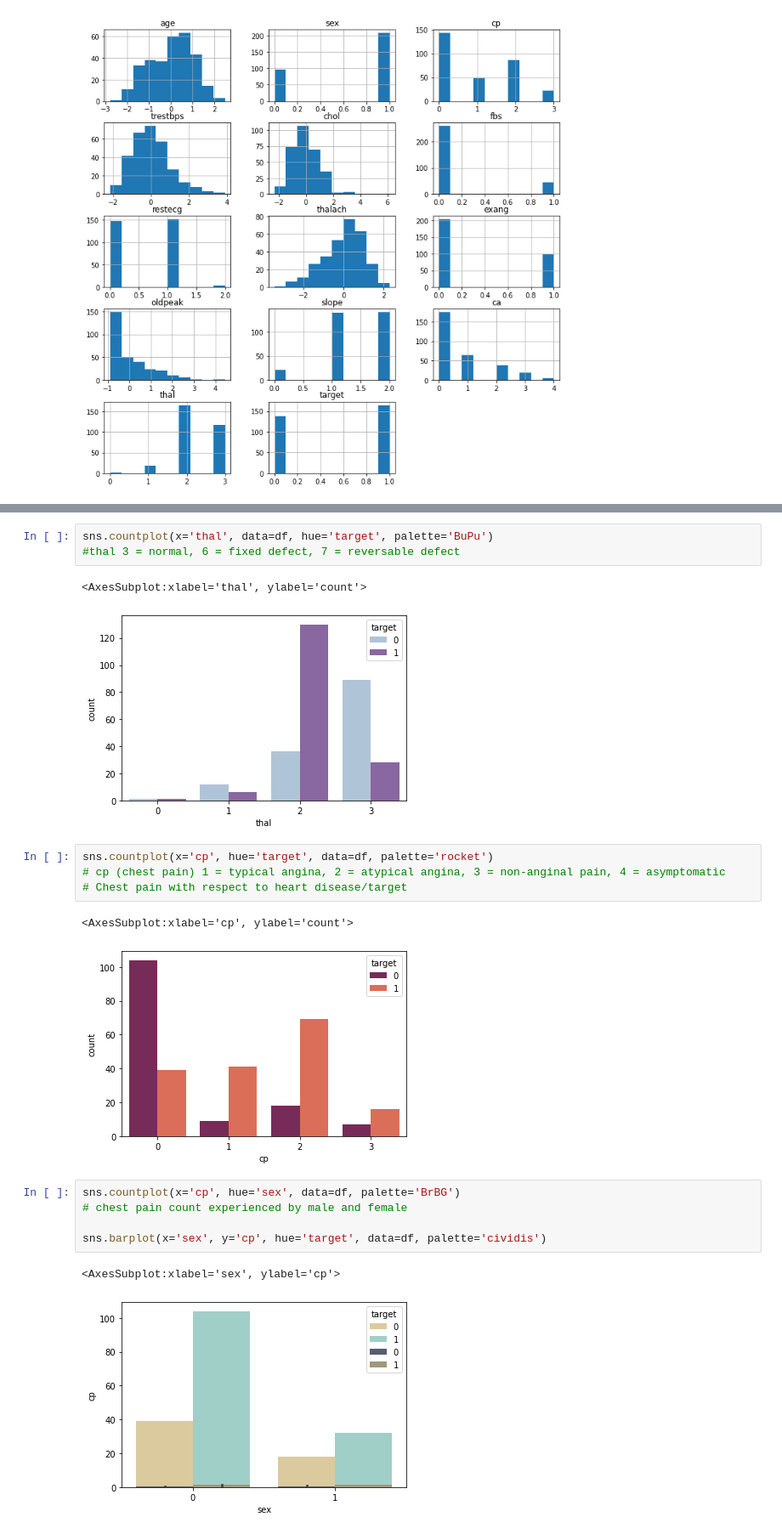
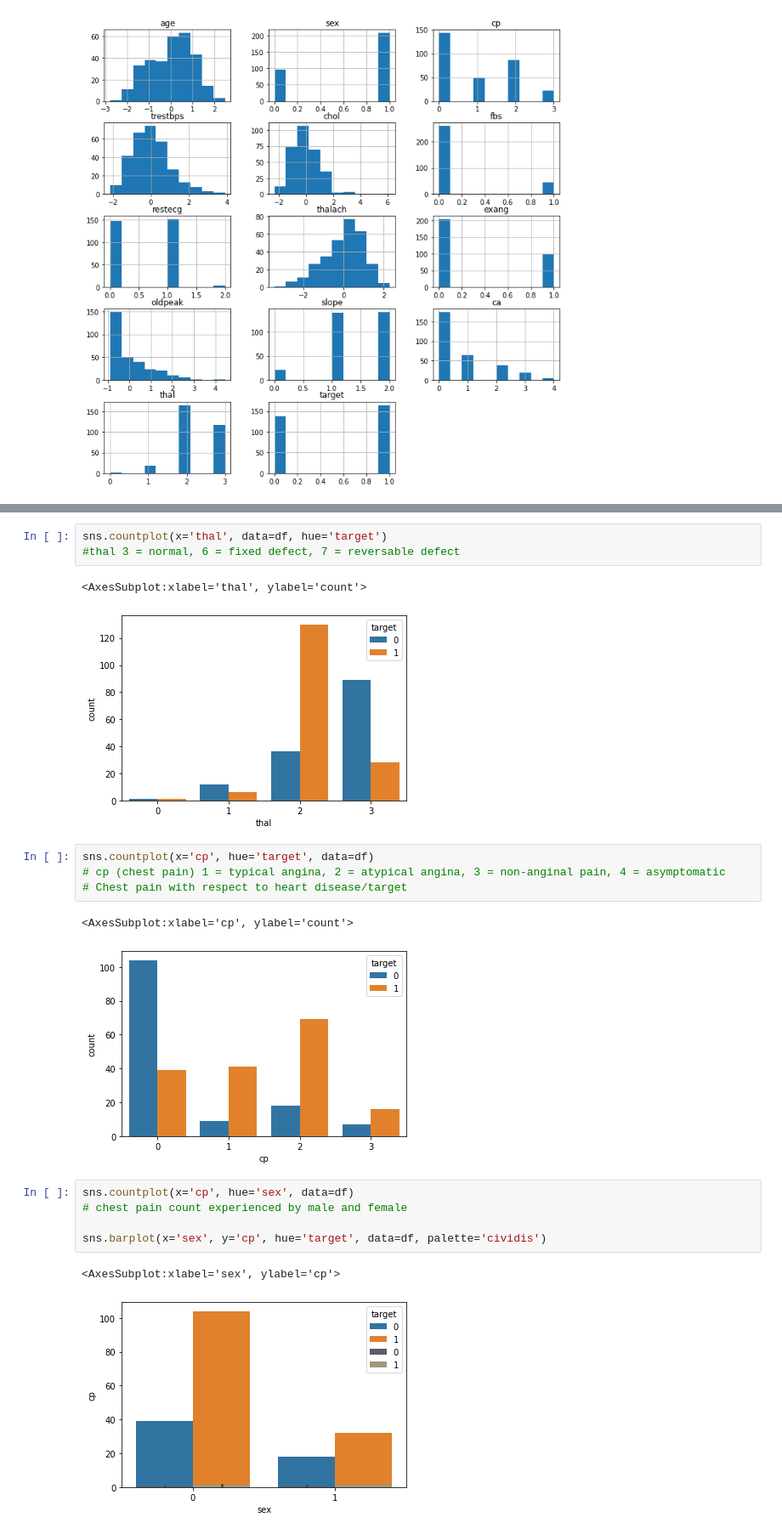
Before and after one commit to mshavliuk/BDA_project, a Jupyter notebook: bda_project_report.ipynb, the cells around one changed output, grey strips where cells are left out. Shown at 85% size. Saved outputs shown, nothing was run; the diff lists cells and outputs as text.

```diff
--- a/bda_project_report.ipynb
+++ b/bda_project_report.ipynb
@@ -124,24 +108,24 @@ sns.countplot(x='ca', hue='target', data=df)
 <AxesSubplot:xlabel='ca', ylabel='count'>
 [figure]
 # %%
-sns.countplot(x='thal', data=df, hue='target', palette='BuPu')
+sns.countplot(x='thal', data=df, hue='target')
 #thal 3 = normal, 6 = fixed defect, 7 = reversable defect
 # %% [output]
 <AxesSubplot:xlabel='thal', ylabel='count'>
-[figure, old version]
+[figure, new version]
 # %%
-sns.countplot(x='cp', hue='target', data=df, palette='rocket')
+sns.countplot(x='cp', hue='target', data=df)
 # cp (chest pain) 1 = typical angina, 2 = atypical angina, 3 = non-anginal pain, 4 = asymptomatic
 # Chest pain with respect to heart disease/target
 # %% [output]
 <AxesSubplot:xlabel='cp', ylabel='count'>
-[figure, old version]
+[figure, new version]
 # %%
-sns.countplot(x='cp', hue='sex', data=df, palette='BrBG')
+sns.countplot(x='cp', hue='sex', data=df)
 # chest pain count experienced by male and female
 
 sns.barplot(x='sex', y='cp', hue='target', data=df, palette='cividis')
 # %% [output]
 <AxesSubplot:xlabel='sex', ylabel='cp'>
-[figure, old version]
+[figure, new version]
 # %%
```
Also changed, not shown: parts of 9 cells of this notebook.
